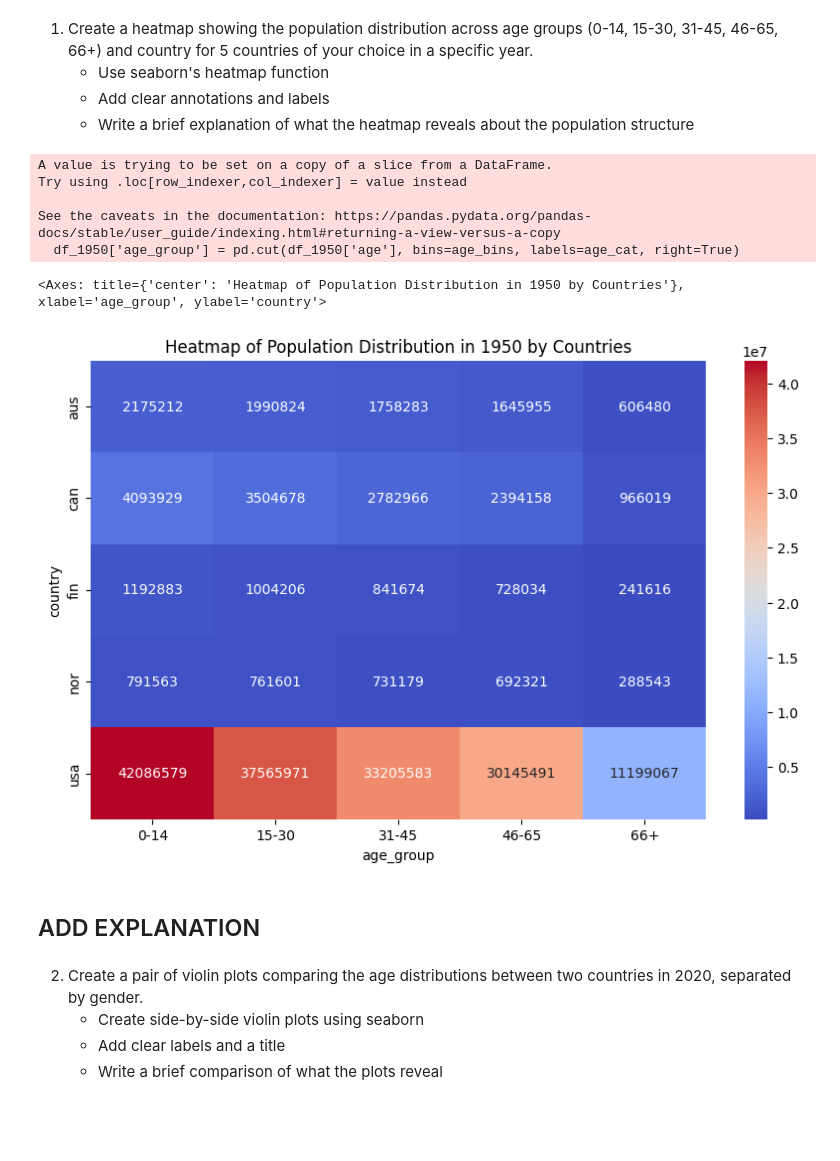
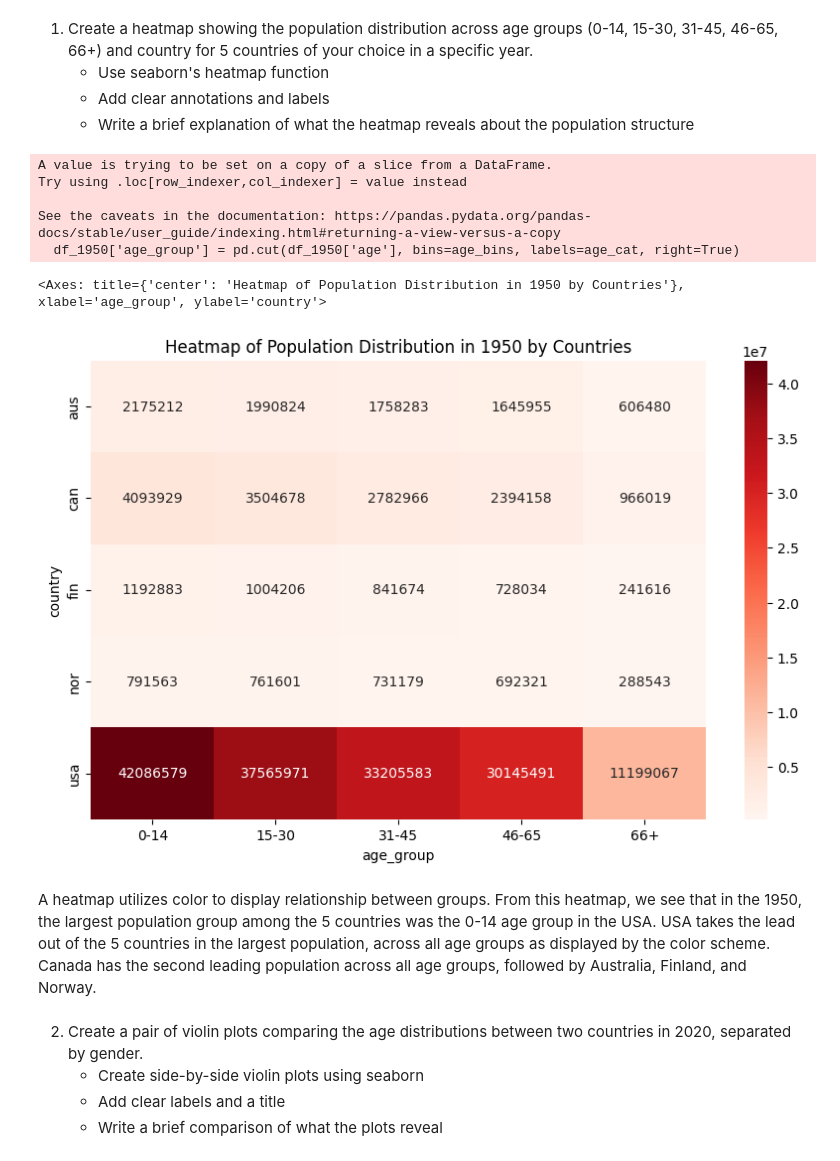
Before and after one commit to UCSF-DataSci/07-visualization-muskaansandhu, a Jupyter notebook: visualization.ipynb, the cells around one changed output. Drawn from its saved outputs; the diff is of its cells as text; code cells hidden in the pictures; blank space fills up the shorter version.

```diff
--- a/visualization.ipynb
+++ b/visualization.ipynb
@@ -18,11 +18,11 @@ import seaborn as sns
 #Choosing 5 countries:
 
 data = {}
-data['AUS'] = pd.read_csv("/Users/MuskaanSandhu/07-visualization-muskaansandhu/ddf--datapoints--population--by--country--age--gender--year/ddf--datapoints--population--by--country-aus--age--gender--year.csv")
-data['CAN'] = pd.read_csv("/Users/MuskaanSandhu/07-visualization-muskaansandhu/ddf--datapoints--population--by--country--age--gender--year/ddf--datapoints--population--by--country-can--age--gender--year.csv")
-data['FIN'] = pd.read_csv("/Users/MuskaanSandhu/07-visualization-muskaansandhu/ddf--datapoints--population--by--country--age--gender--year/ddf--datapoints--population--by--country-fin--age--gender--year.csv")
-data['NOR'] = pd.read_csv("/Users/MuskaanSandhu/07-visualization-muskaansandhu/ddf--datapoints--population--by--country--age--gender--year/ddf--datapoints--population--by--country-nor--age--gender--year.csv")
-data['USA'] = pd.read_csv("/Users/MuskaanSandhu/07-visualization-muskaansandhu/ddf--datapoints--population--by--country--age--gender--year/ddf--datapoints--population--by--country-usa--age--gender--year.csv")
+data['AUS'] = pd.read_csv("ddf--datapoints--population--by--country--age--gender--year/ddf--datapoints--population--by--country-aus--age--gender--year.csv")
+data['CAN'] = pd.read_csv("ddf--datapoints--population--by--country--age--gender--year/ddf--datapoints--population--by--country-can--age--gender--year.csv")
+data['FIN'] = pd.read_csv("ddf--datapoints--population--by--country--age--gender--year/ddf--datapoints--population--by--country-fin--age--gender--year.csv")
+data['NOR'] = pd.read_csv("ddf--datapoints--population--by--country--age--gender--year/ddf--datapoints--population--by--country-nor--age--gender--year.csv")
+data['USA'] = pd.read_csv("ddf--datapoints--population--by--country--age--gender--year/ddf--datapoints--population--by--country-usa--age--gender--year.csv")
 
 #Calculating population by year:
 
@@ -107,37 +107,37 @@ See the caveats in the documentation: https://pandas.pydata.org/pandas-docs/stab
 
 df = pd.concat([data['AUS'], data['USA'], data['NOR'], data['CAN'], data['FIN']])
 
 #Seperating by year and adding age labels
 
     #Separating by year
 df_1950 = df[df['year'].isin([1950])]
 
     #Adding age labels
 age_bins = [-1, 14, 30, 45, 65, 100]
 age_cat = ['0-14', '15-30', '31-45', '46-65', '66+']
 df_1950['age_group'] = pd.cut(df_1950['age'], bins=age_bins, labels=age_cat, right=True)
 
 #Creating data for heatmap
 
 heatmap_1950 = df_1950.groupby(['country', 'age_group'])['population'].sum().reset_index()
 heatmap_1950 = heatmap_1950.pivot(index='country', columns='age_group', values='population')
 
 #Plotting heatmap
 plt.figure(figsize=(10, 6))
 plt.title('Heatmap of Population Distribution in 1950 by Countries')
 plt.xlabel('Age Groups')
 plt.ylabel('Countries')
-sns.heatmap(heatmap_1950, annot=True, cmap='coolwarm', fmt='d')
+sns.heatmap(heatmap_1950, annot=True, cmap='Reds', fmt='d')
 # %% [output]
 A value is trying to be set on a copy of a slice from a DataFrame.
 Try using .loc[row_indexer,col_indexer] = value instead
 
 See the caveats in the documentation: https://pandas.pydata.org/pandas-docs/stable/user_guide/indexing.html#returning-a-view-versus-a-copy
   df_1950['age_group'] = pd.cut(df_1950['age'], bins=age_bins, labels=age_cat, right=True)
 <Axes: title={'center': 'Heatmap of Population Distribution in 1950 by Countries'}, xlabel='age_group', ylabel='country'>
-[figure, old version]
+[figure, new version]
-# %% [markdown]
-## ADD EXPLANATION
+# %% [markdown]
+A heatmap utilizes color to display relationship between groups. From this heatmap, we see that in the 1950, the largest population group among the 5 countries was the 0-14 age group in the USA. USA takes the lead out of the 5 countries in the largest population, across all age groups as displayed by the color scheme. Canada has the second leading population across all age groups, followed by Australia, Finland, and Norway.
 # %% [markdown]
 2. Create a pair of violin plots comparing the age distributions between two countries in 2020, separated by gender.
    - Create side-by-side violin plots using seaborn
```
Also changed, not shown: parts of 4 cells of this notebook.
